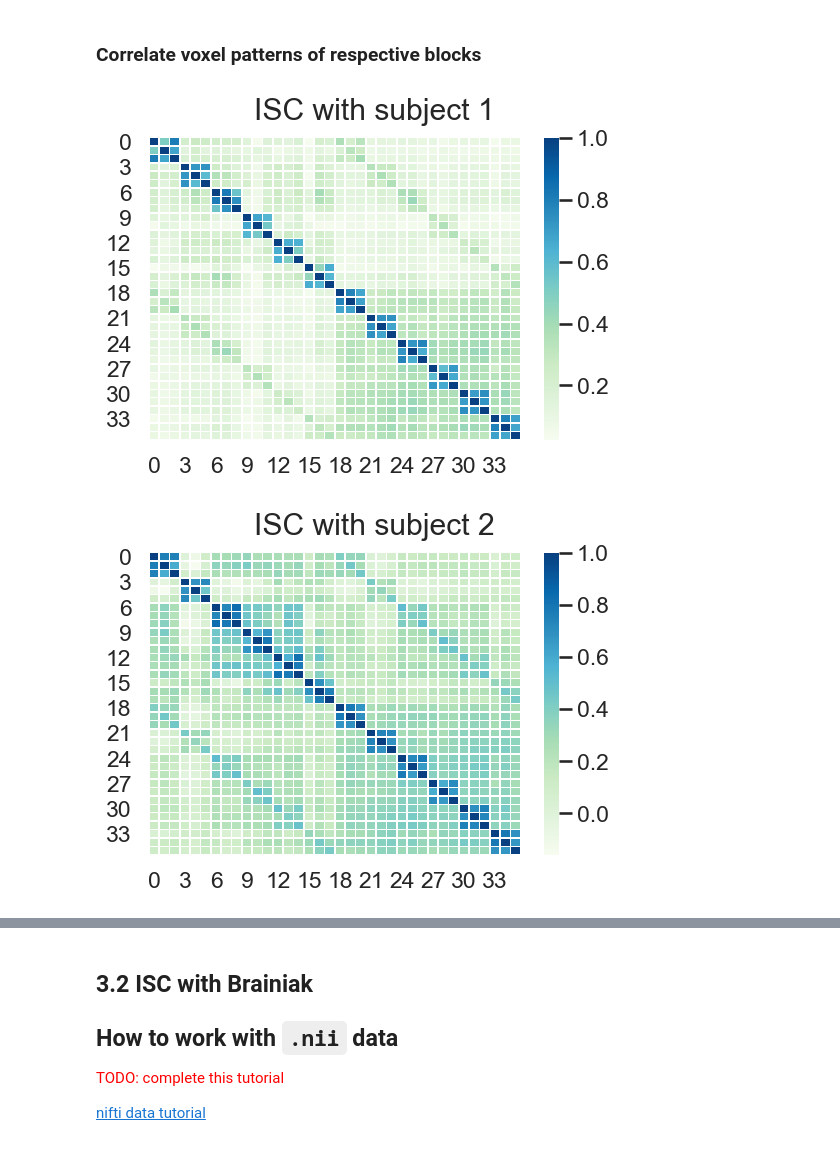
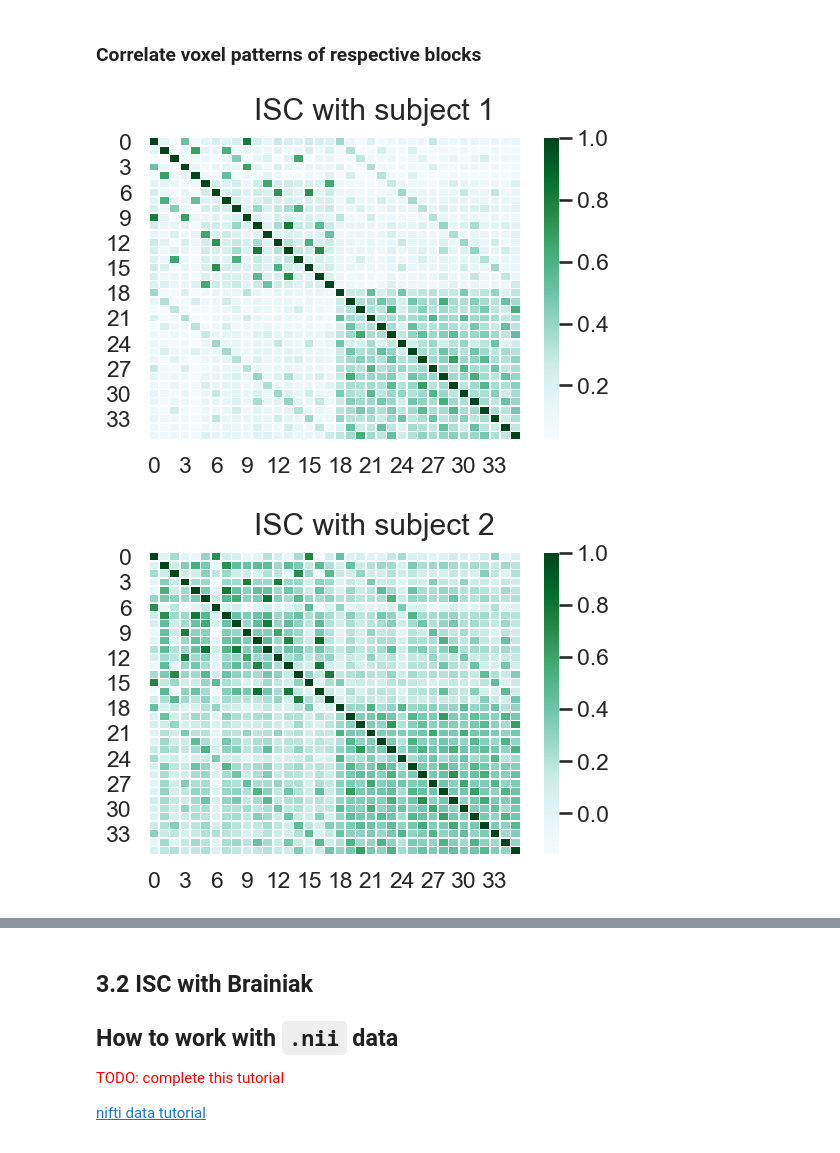
Before and after one commit to tomov/VGDL-fMRI-Python-Data-Analysis, a Jupyter notebook: Multivariate_analyses/ISC_beta_series.ipynb, the cells around one changed output, grey strips where cells are left out. Cells and saved outputs as stored; diff of their text form; code cells hidden in the pictures.

Commit message:
fixed reordering mistake, pushing this for reference. Next step is cleaning

```diff
--- a/Multivariate_analyses/ISC_beta_series.ipynb
+++ b/Multivariate_analyses/ISC_beta_series.ipynb
@@ -404,6 +413,5 @@ block_names
 # %%
 # read in B as pandas df
 df = pd.DataFrame(B_s)
-df.insert(0, 'blocks', block_names) # insert block names as first col
-
-df
+df.insert(0, 'block', blocks) # insert block names as first col
+df.insert(1, 'session', sessions) # insert block names as first col
@@ -429,5 +439,5 @@ df
 # %%
-dfOrdered = df.sort_values(by='blocks') # reorder the matrix based on the 'blocks' column
+dfOrdered = df.sort_values(by=['block','session'], ascending=True) # First look at the name (alphabetic order) then look at the session number
 
 dfOrdered # now the B matrix is in a specific order
 # %% [output]
@@ -452,5 +462,5 @@ dfOrdered # now the B matrix is in a specific order
 # %%
-dfOrdered = dfOrdered.drop('blocks', 1) # don't need the column with the block names anymore
+dfOrdered = dfOrdered.drop(['block', 'session'], axis=1) # don't need these columns anymore, got the Betas in the same order.
 # %%
 B_ordered = dfOrdered.values # convert df to numpy array
 
@@ -486,14 +496,20 @@ def get_in_shape(B_s, names_s):
         stripped_name = cleanup_names(name)
         block_names.append(stripped_name)
 
+    # split the strings by white space to separate the sessions and games
+    splitted = [words for segments in block_names for words in segments.split(' ')]
+    sessions = splitted[0::2] # append to separate lists
+    blocks = splitted[1::2]
+
     #print(block_names)
-
     # read in B as pandas df
     df = pd.DataFrame(B_s)
-    df.insert(0, 'block', block_names) # insert block names as first col
+    df.insert(0, 'block', blocks) # insert block names as first col
+    df.insert(1, 'session', sessions) # insert block names as first col
 
-    dfOrdered = df.sort_values(by='block') # reorder the matrix based on the 'blocks' column
-    dfBold = dfOrdered.drop('block', 1) # don't need the column with the block names anymore
+    # First look at the name (alphabetic order) then look at the session number
+    dfOrdered = df.sort_values(by=['block','session'], ascending=True) # return for sanity checks
+    dfBold = dfOrdered.drop(['block', 'session'], axis=1) # don't need these columns anymore, got the Betas in the same order.
 
     B_ordered = dfBold.values # convert df to numpy array
 
@@ -634,22 +650,22 @@ sns.heatmap(C_voxtimeseries, cmap='coolwarm', ax=ax);
 # %%
 for i in range(num_subjects):
 
     M_sub = ISC_arr[:,:,i] # take the subject matrix
     M_rest = np.delete(ISC_arr, i, axis=2) # remove this subjects' data from whole dataset
     # now compute correlation between mean matrix & subj matrix
     C_blockpatterns = np.corrcoef(M_sub, M_rest_mean, rowvar=True) # treat rows as variables
 
     f, ax = plt.subplots(1,1, dpi=100)
     f.suptitle(f'ISC with subject {i+1}')
-    sns.heatmap(C_blockpatterns, cmap='GnBu', ax=ax, linewidth=0.3);
+    sns.heatmap(C_blockpatterns, cmap='BuGn', ax=ax, linewidth=0.3);
 
 ## use this if want to trop upper half
 #     mask = np.zeros_like(C_blockpatterns)
 #     mask[np.triu_indices_from(mask)] = True
 #     with sns.axes_style("white"):
 #         f, ax = plt.subplots(1,1, dpi=100)
 #         f.suptitle(f'ISC with subject {i+1}')
 #         ax = sns.heatmap(C_blockpatterns, cmap='YlGnBu', mask=mask, vmax=.3, square=True)
 # %% [output]
-[figure, old version]
+[figure, new version]
-[figure, old version]
+[figure, new version]
```
Also changed, not shown: parts of 12 cells of this notebook.
